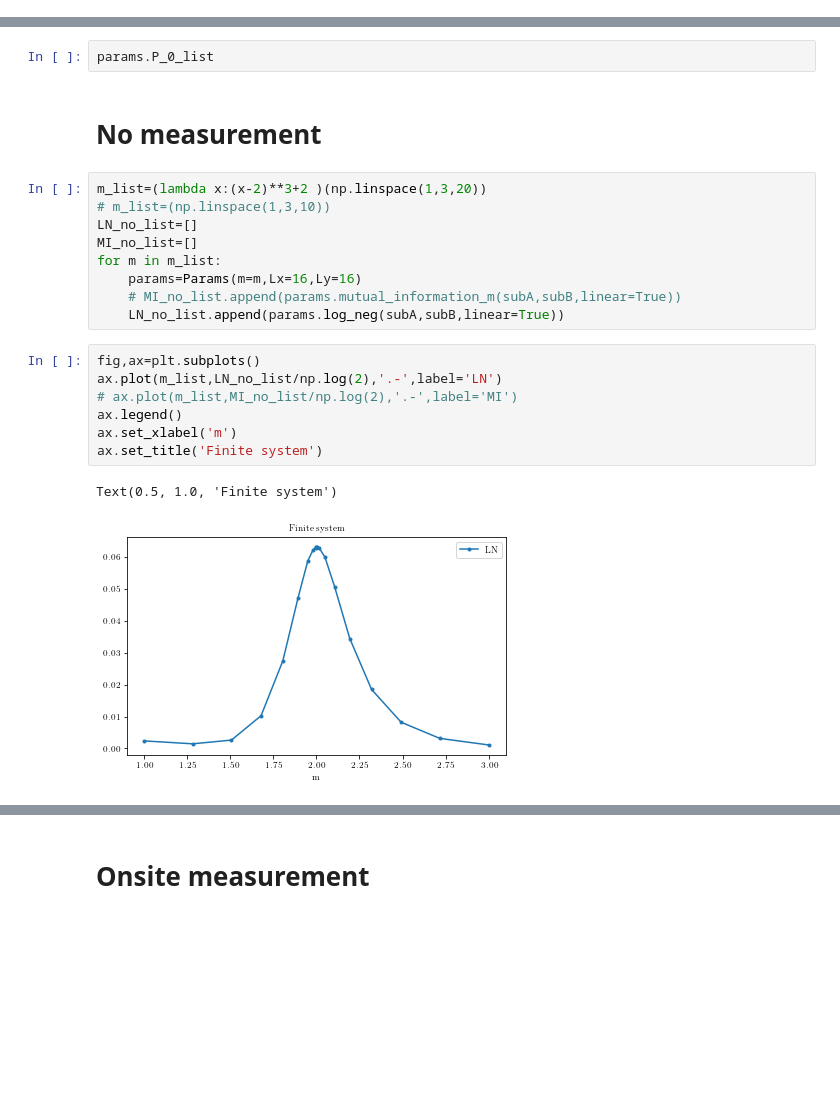
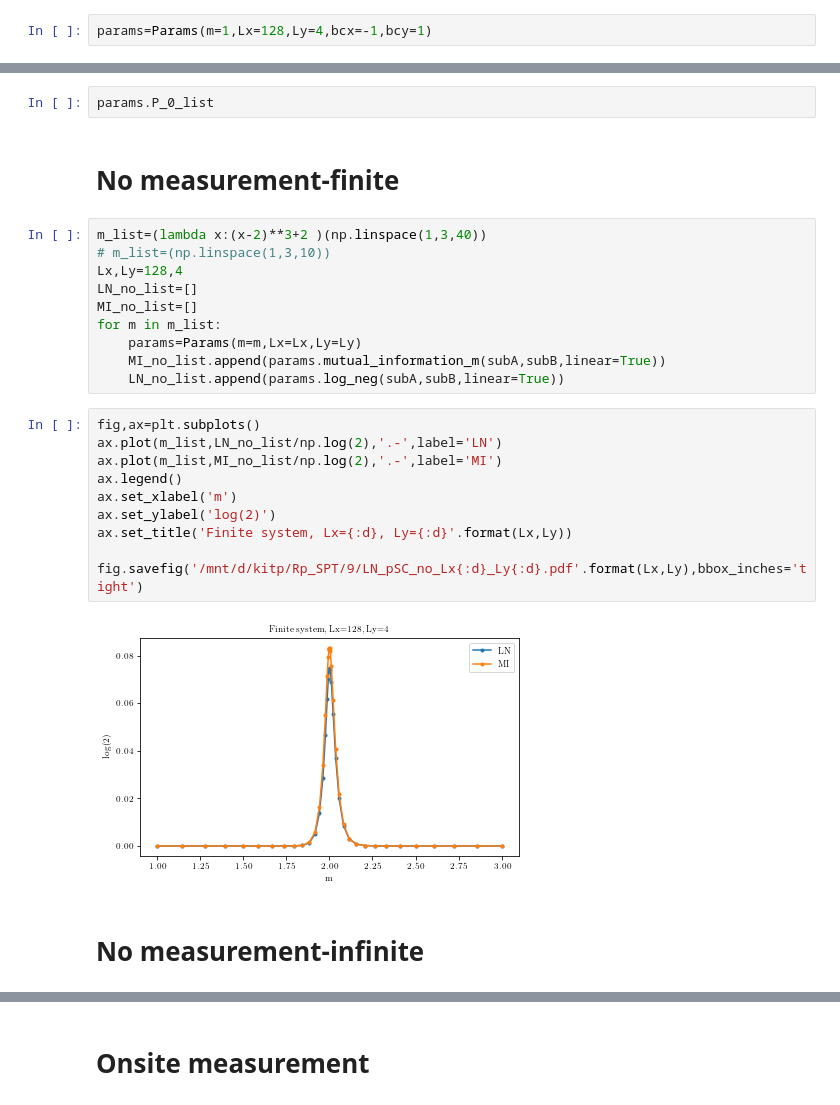
Before and after one commit to hainingpan/SPT, a Jupyter notebook: test_pSC.ipynb, the cells around one changed output, grey strips where cells are left out. Cells and saved outputs as stored; diff of their text form; blank space fills up the shorter version.

```diff
--- a/test_pSC.ipynb
+++ b/test_pSC.ipynb
@@ -441,6 +553,8 @@ array([[ 1.,  0., -1.,  0.,  0., -1.,  0.,  0.],
        [-1.,  0.,  0.,  0.,  0., -1.,  0.,  1.],
        [ 0.,  0.,  0.,  1., -1.,  0.,  1.,  0.],
        [ 0.,  0., -1.,  0.,  0.,  1.,  0., -1.]])
+# %%
+params=Params(m=1,Lx=128,Ly=4,bcx=-1,bcy=1)
 # %%
 total=params.linearize_index([np.arange(params.Lx),np.arange(params.Ly)],2)
 subA=params.linearize_index([np.arange(params.Lx//4),np.arange(params.Ly)],2)
@@ -476,23 +590,28 @@ params.s_history
 # %%
 params.P_0_list
 # %% [markdown]
-# No measurement
+# No measurement-finite
 # %%
-m_list=(lambda x:(x-2)**3+2 )(np.linspace(1,3,20))
+m_list=(lambda x:(x-2)**3+2 )(np.linspace(1,3,40))
 # m_list=(np.linspace(1,3,10))
+Lx,Ly=128,4
 LN_no_list=[]
 MI_no_list=[]
 for m in m_list:
-    params=Params(m=m,Lx=16,Ly=16)
-    # MI_no_list.append(params.mutual_information_m(subA,subB,linear=True))
+    params=Params(m=m,Lx=Lx,Ly=Ly)
+    MI_no_list.append(params.mutual_information_m(subA,subB,linear=True))
     LN_no_list.append(params.log_neg(subA,subB,linear=True))
 # %%
 fig,ax=plt.subplots()
 ax.plot(m_list,LN_no_list/np.log(2),'.-',label='LN')
-# ax.plot(m_list,MI_no_list/np.log(2),'.-',label='MI')
+ax.plot(m_list,MI_no_list/np.log(2),'.-',label='MI')
 ax.legend()
 ax.set_xlabel('m')
-ax.set_title('Finite system')
+ax.set_ylabel('log(2)')
+ax.set_title('Finite system, Lx={:d}, Ly={:d}'.format(Lx,Ly))
+
+fig.savefig('/mnt/d/kitp/Rp_SPT/9/LN_pSC_no_Lx{:d}_Ly{:d}.pdf'.format(Lx,Ly),bbox_inches='tight')
 # %% [output]
-Text(0.5, 1.0, 'Finite system')
-[figure, old version]
+[figure, new version]
+# %% [markdown]
+# No measurement-infinite
```
Also changed, not shown: parts of 52 cells of this notebook, 5 other files.
